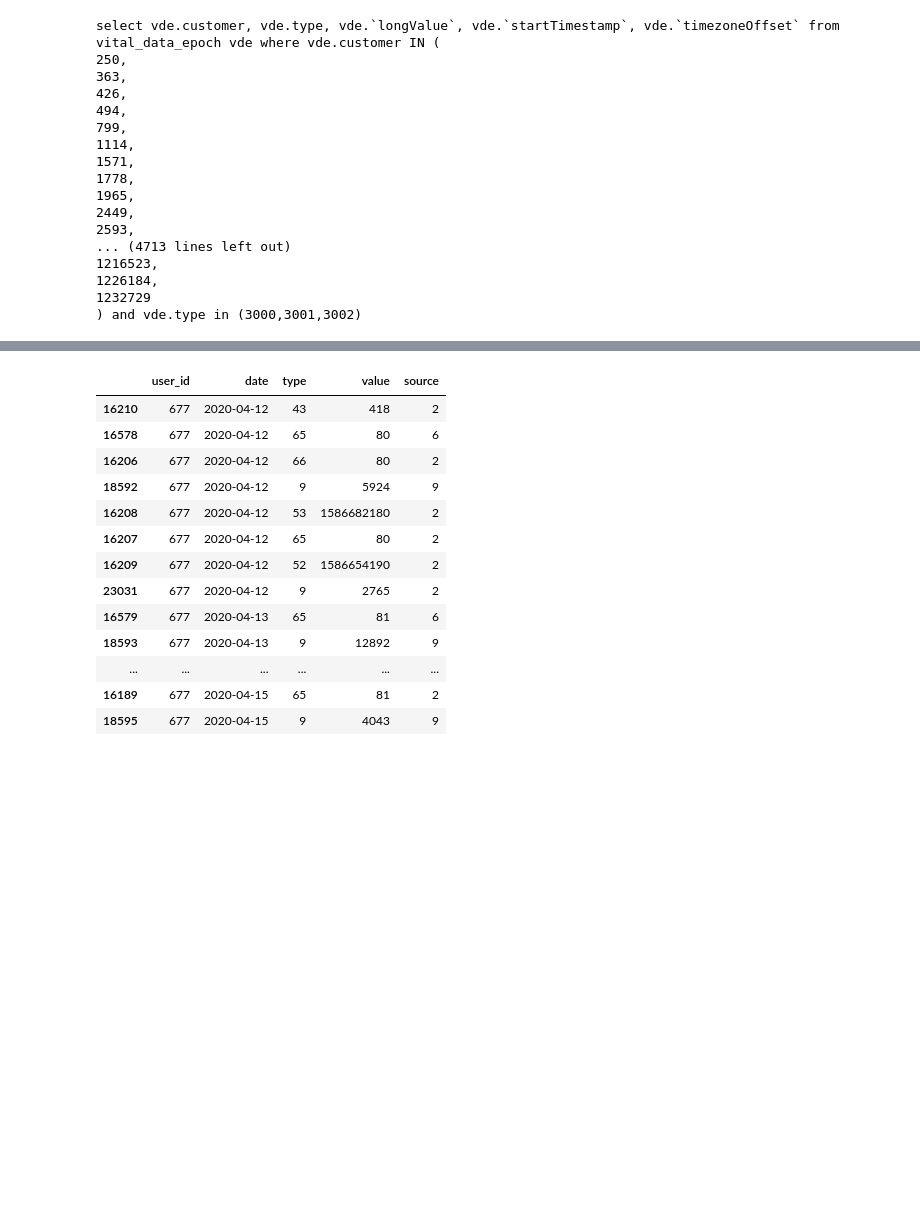
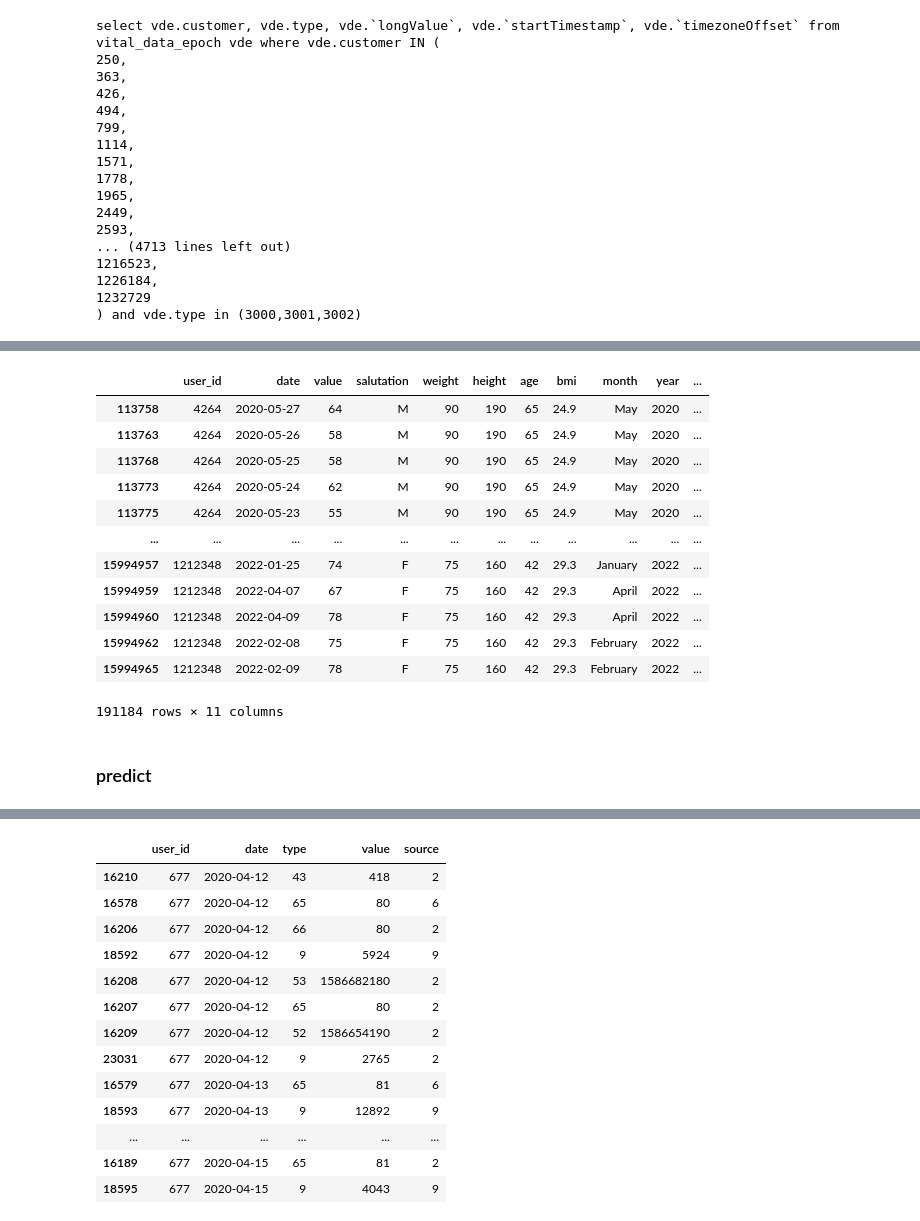
Before and after one commit to mol2people/imputation, a Jupyter notebook: EDA_impute_sexgender.ipynb, the cells around one changed output, grey strips where cells are left out. Saved outputs shown, nothing was run; the diff lists cells and outputs as text; code cells hidden in the pictures; blank space fills up the shorter version.

```diff
--- a/EDA_impute_sexgender.ipynb
+++ b/EDA_impute_sexgender.ipynb
@@ -338,0 +689,18 @@ l_keep[:3]
+# %%
+df_garmin
+# %% [output]
+|  | user_id | date | value | salutation | weight | height | age | bmi | month | year | ... |
+| 113758 | 4264 | 2020-05-27 | 64 | M | 90 | 190 | 65 | 24.9 | May | 2020 | ... |
+| 113763 | 4264 | 2020-05-26 | 58 | M | 90 | 190 | 65 | 24.9 | May | 2020 | ... |
+| 113768 | 4264 | 2020-05-25 | 58 | M | 90 | 190 | 65 | 24.9 | May | 2020 | ... |
+| 113773 | 4264 | 2020-05-24 | 62 | M | 90 | 190 | 65 | 24.9 | May | 2020 | ... |
+| 113775 | 4264 | 2020-05-23 | 55 | M | 90 | 190 | 65 | 24.9 | May | 2020 | ... |
+| ... | ... | ... | ... | ... | ... | ... | ... | ... | ... | ... | ... |
+| 15994957 | 1212348 | 2022-01-25 | 74 | F | 75 | 160 | 42 | 29.3 | January | 2022 | ... |
+| 15994959 | 1212348 | 2022-04-07 | 67 | F | 75 | 160 | 42 | 29.3 | April | 2022 | ... |
+| 15994960 | 1212348 | 2022-04-09 | 78 | F | 75 | 160 | 42 | 29.3 | April | 2022 | ... |
+| 15994962 | 1212348 | 2022-02-08 | 75 | F | 75 | 160 | 42 | 29.3 | February | 2022 | ... |
+| 15994965 | 1212348 | 2022-02-09 | 78 | F | 75 | 160 | 42 | 29.3 | February | 2022 | ... |
+191184 rows × 11 columns
+# %% [markdown]
+### predict
```
Also changed, not shown: parts of 64 cells of this notebook.
